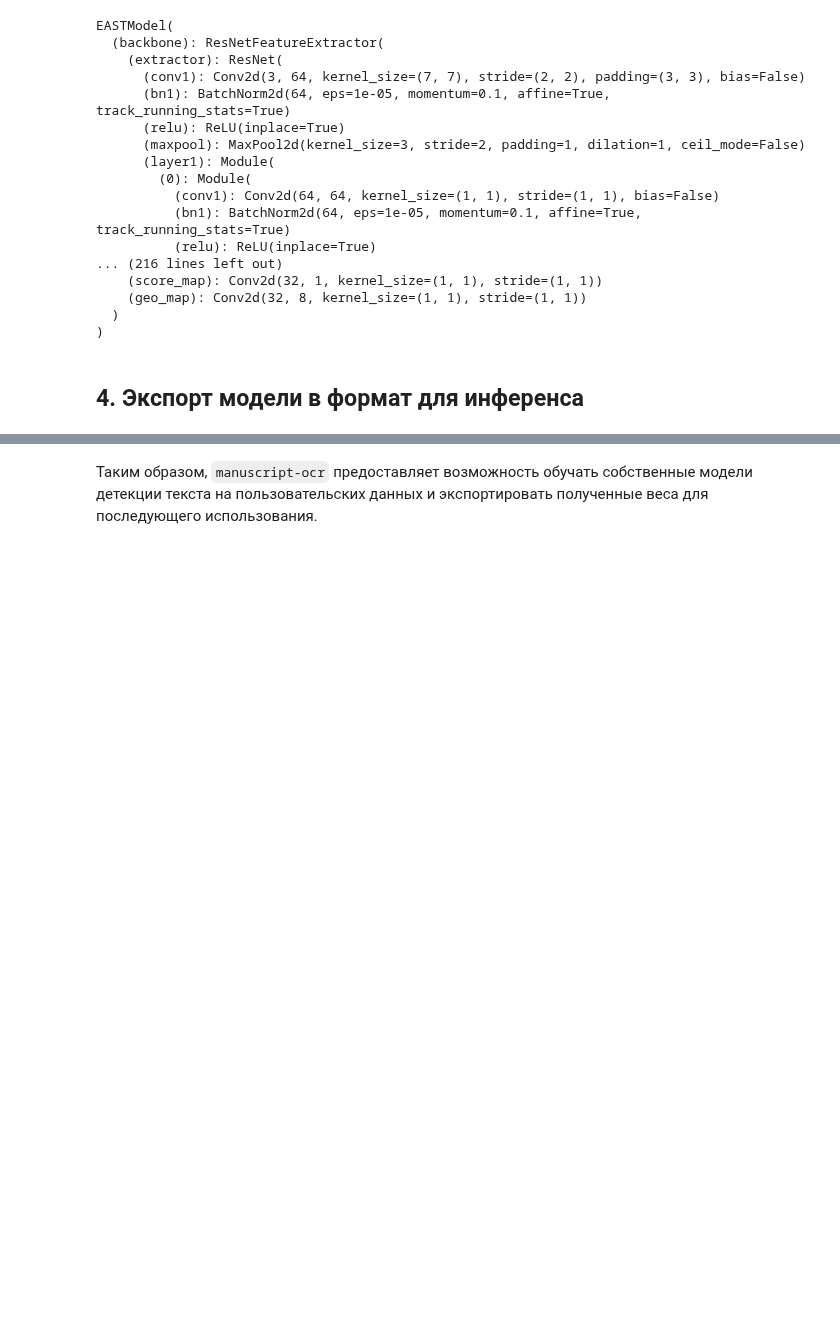
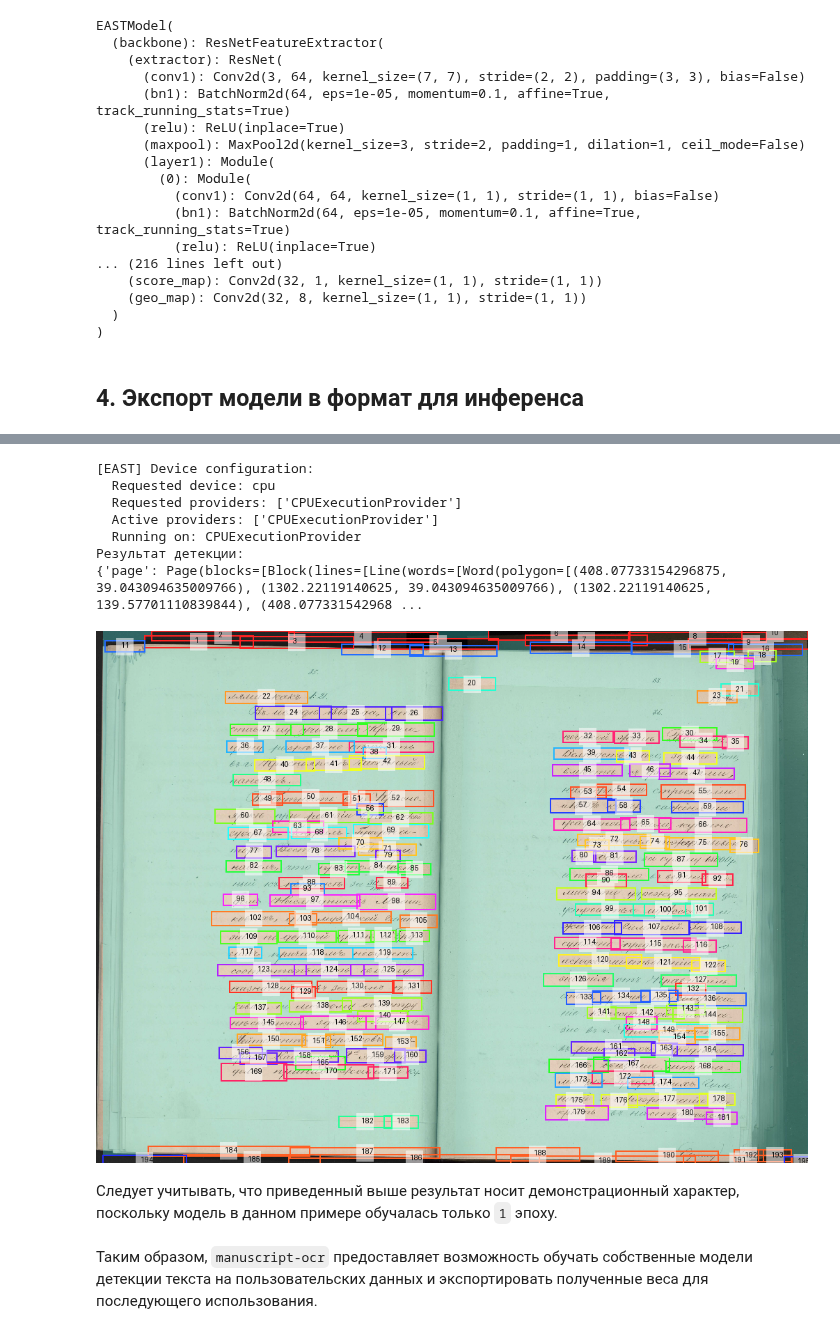
Before and after one commit to konstantinkozhin/manuscript-ocr, a Jupyter notebook: notebooks/v0_1_10/Пример_запуска_обучения_детектора.ipynb, the cells around one changed output, grey strips where cells are left out. Drawn from its saved outputs; the diff is of its cells as text; code cells hidden in the pictures; blank space fills up the shorter version.

```diff
--- a/notebooks/v0_1_10/Пример_запуска_обучения_детектора.ipynb
+++ b/notebooks/v0_1_10/Пример_запуска_обучения_детектора.ipynb
@@ -210,2 +270,48 @@ Output shapes:
+# %%
+from pathlib import Path
+from urllib.request import urlretrieve
+
+from IPython.display import display
+
+from manuscript.detectors import EAST
+from manuscript.utils.visualization import visualize_page
+
+exp_dir = Path("experiments") / "resnet_quad"
+
+image_url = "https://raw.githubusercontent.com/konstantinkozhin/manuscript-ocr/main/example/images/img1.jpeg"
+image_path = Path("img1.jpeg")
+
+if not image_path.exists():
+    urlretrieve(image_url, image_path)
+
+detector = EAST(
+    weights=str(exp_dir / "exported_model.onnx"),
+)
+
+result = detector.predict(str(image_path))
+
+print("Результат детекции:")
+print(result)
+
+vis_img = visualize_page(
+    str(image_path),
+    result["page"],
+    show_lines=False,
+    show_numbers=True,
+    max_size=1024,
+)
+
+display(vis_img)
+# %% [output]
+[EAST] Device configuration:
+  Requested device: cpu
+  Requested providers: ['CPUExecutionProvider']
+  Active providers: ['CPUExecutionProvider']
+  Running on: CPUExecutionProvider
+Результат детекции:
+{'page': Page(blocks=[Block(lines=[Line(words=[Word(polygon=[(408.07733154296875, 39.043094635009766), (1302.22119140625, 39.043094635009766), (1302.22119140625, 139.57701110839844), (408.077331542968 ...
+[figure, added]
+# %% [markdown]
+Следует учитывать, что приведенный выше результат носит демонстрационный характер, поскольку модель в данном примере обучалась только `1` эпоху.
 # %% [markdown]
 Таким образом, `manuscript-ocr` предоставляет возможность обучать собственные модели детекции текста на пользовательских данных и экспортировать полученные веса для последующего использования.
```
Also changed, not shown: parts of 7 cells of this notebook, 10 other files.
